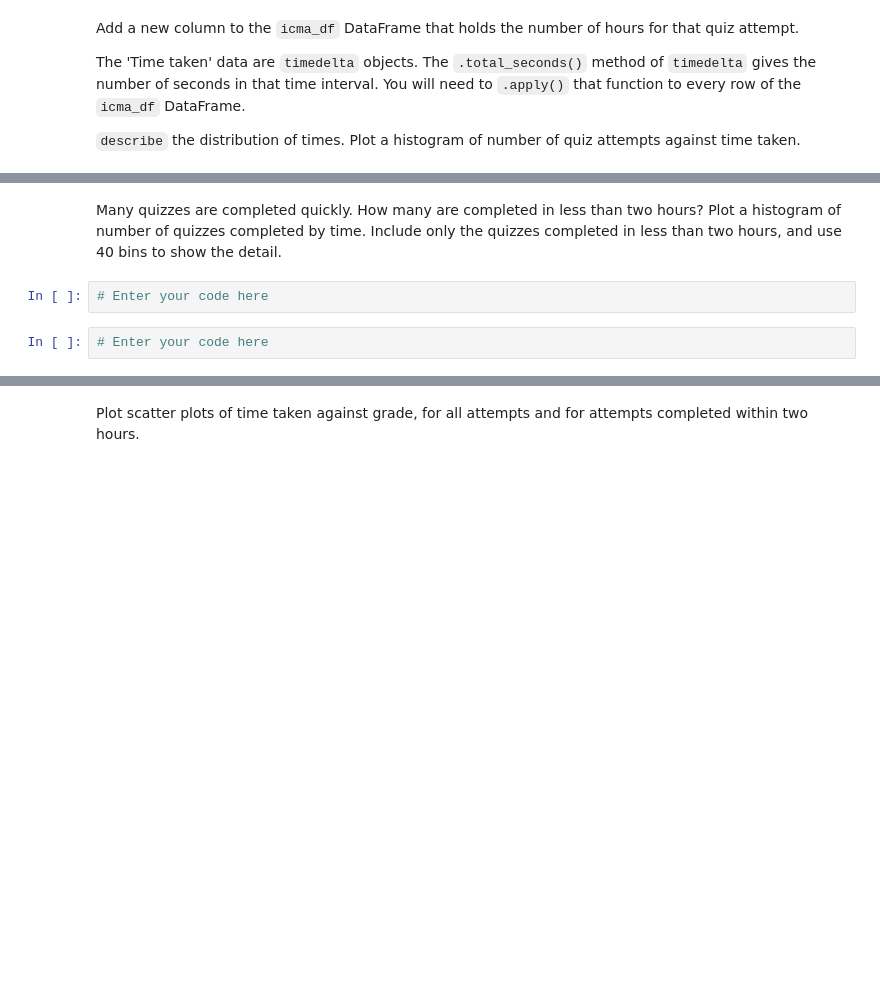
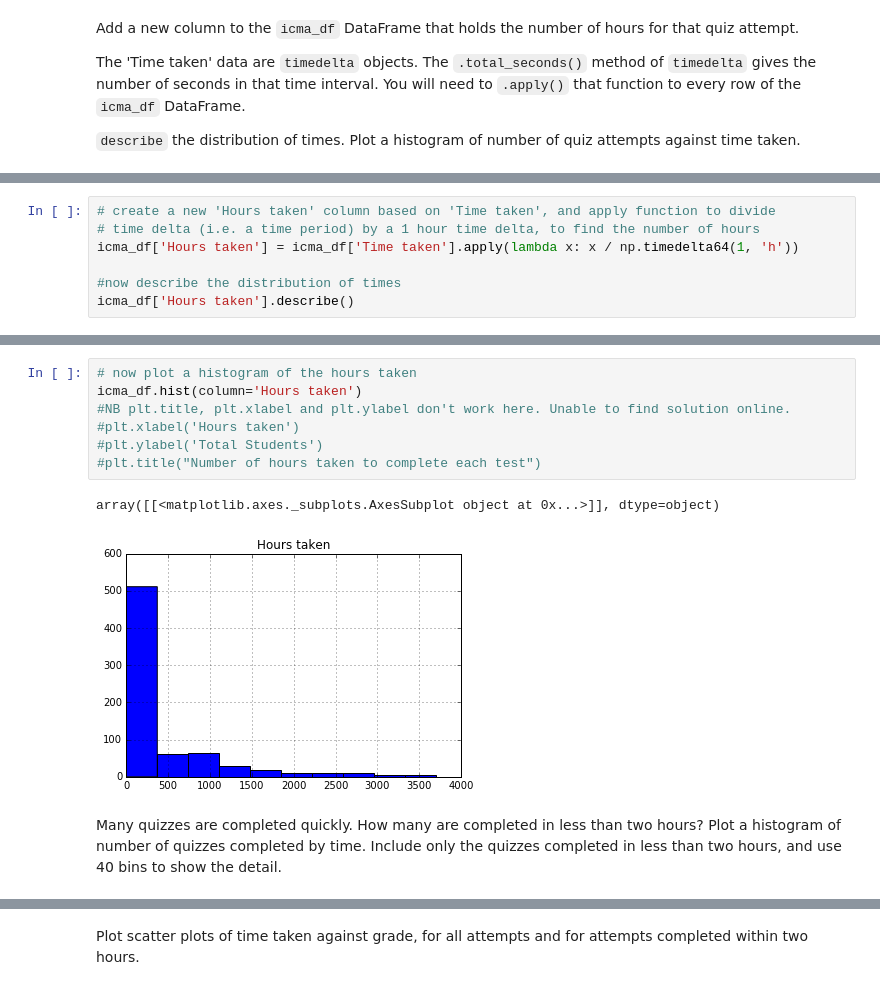
Before and after one commit to prathameshyeotekar1/notebooks, a Jupyter notebook: 2016J_TMA01/2016J_TMA01_q3.ipynb, the cells around one changed output, grey strips where cells are left out. Saved outputs shown, nothing was run; the diff lists cells and outputs as text; blank space fills up the shorter version.

```diff
--- a/2016J_TMA01/2016J_TMA01_q3.ipynb
+++ b/2016J_TMA01/2016J_TMA01_q3.ipynb
@@ -295,0 +441,7 @@ The 'Time taken' data are `timedelta` objects. The `.total_seconds()` method of
+# %%
+# create a new 'Hours taken' column based on 'Time taken', and apply function to divide
+# time delta (i.e. a time period) by a 1 hour time delta, to find the number of hours
+icma_df['Hours taken'] = icma_df['Time taken'].apply(lambda x: x / np.timedelta64(1, 'h'))
+
+#now describe the distribution of times
+icma_df['Hours taken'].describe()
@@ -296,6 +458,12 @@ The 'Time taken' data are `timedelta` objects. The `.total_seconds()` method of
+# %%
+# now plot a histogram of the hours taken
+icma_df.hist(column='Hours taken')
+#NB plt.title, plt.xlabel and plt.ylabel don't work here. Unable to find solution online.
+#plt.xlabel('Hours taken')
+#plt.ylabel('Total Students')
+#plt.title("Number of hours taken to complete each test")
+# %% [output]
+array([[<matplotlib.axes._subplots.AxesSubplot object at 0x...>]], dtype=object)
+[figure, added]
 # %% [markdown]
 Many quizzes are completed quickly. How many are completed in less than two hours? Plot a histogram of number of quizzes completed by time. Include only the quizzes completed in less than two hours, and use 40 bins to show the detail.
-# %%
-# Enter your code here
-# %%
-# Enter your code here
```
Also changed, not shown: parts of 59 cells of this notebook, 21 other files.
